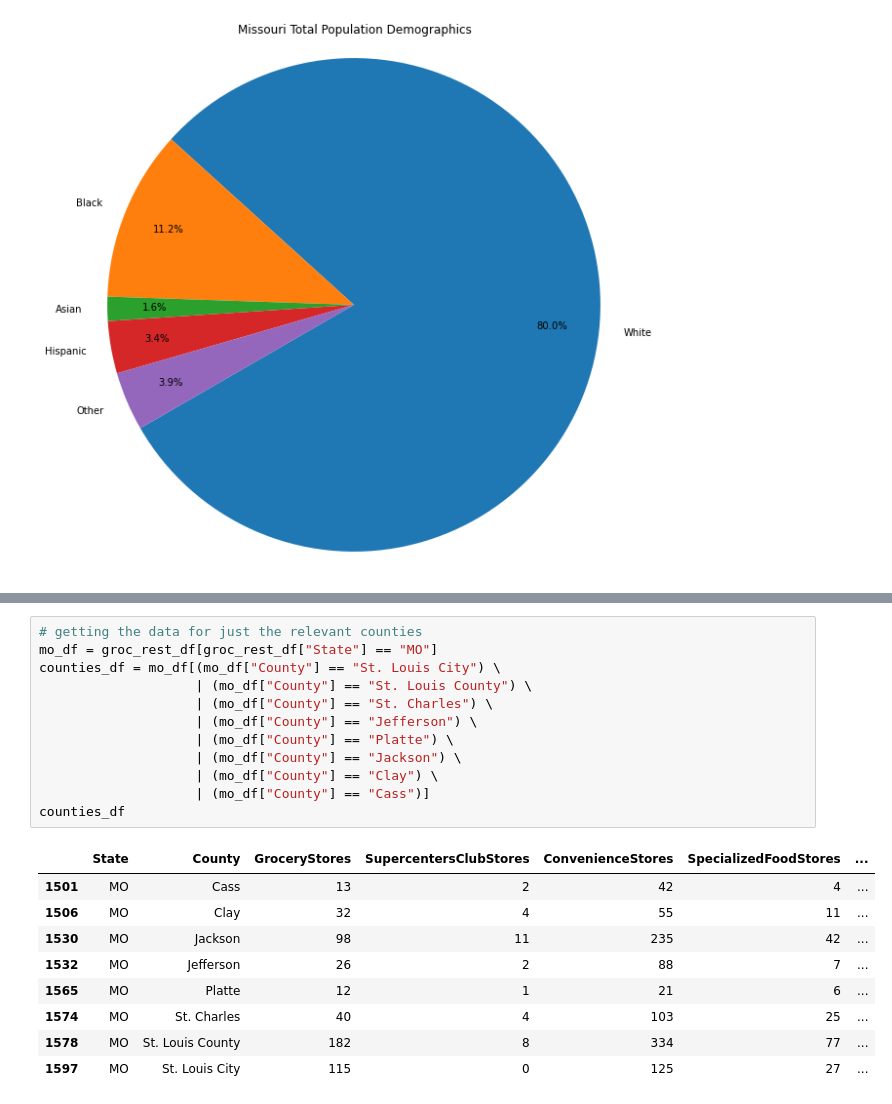
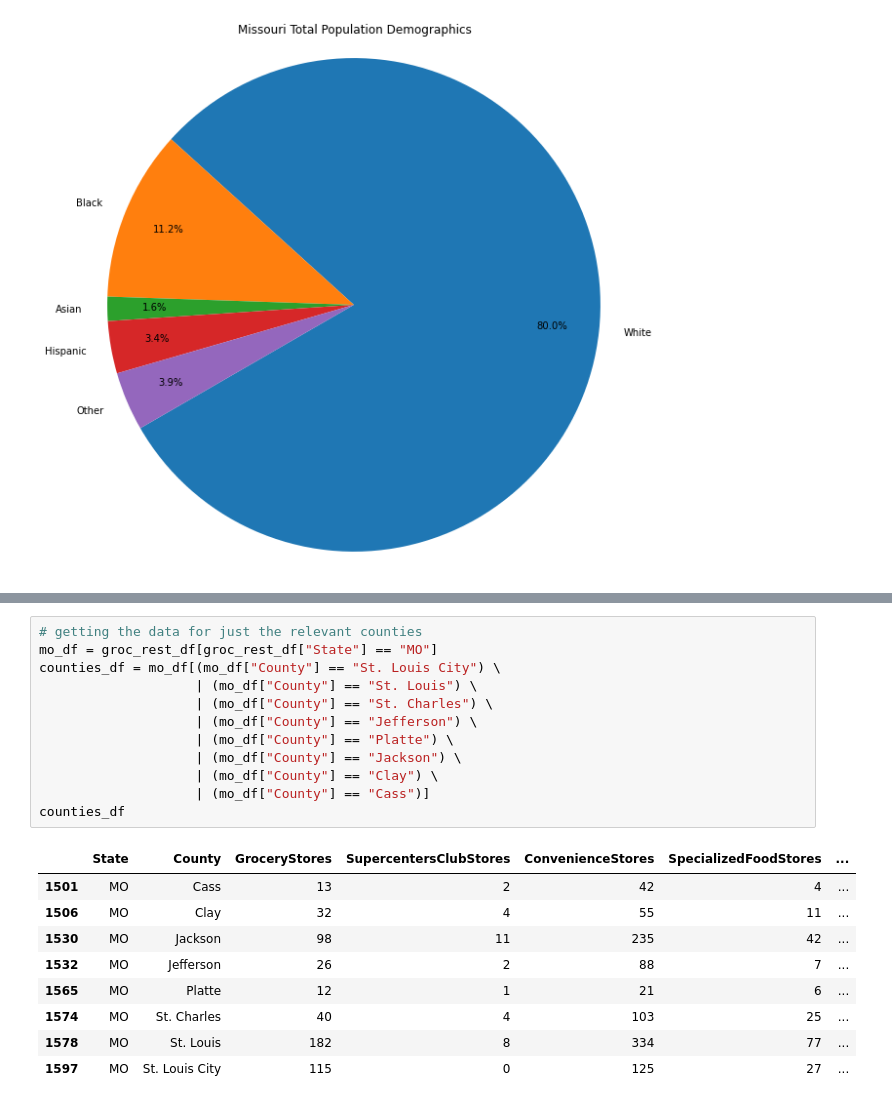
Before and after one commit to marybellavia/project-one, a Jupyter notebook: DataAnalysis.ipynb, the cells around one changed output, grey strips where cells are left out. Drawn from its saved outputs; the diff is of its cells as text.

```diff
--- a/DataAnalysis.ipynb
+++ b/DataAnalysis.ipynb
@@ -369,24 +381,24 @@ plt.show()
 # %%
 # getting the data for just the relevant counties
 mo_df = groc_rest_df[groc_rest_df["State"] == "MO"]
 counties_df = mo_df[(mo_df["County"] == "St. Louis City") \
-                    | (mo_df["County"] == "St. Louis County") \
+                    | (mo_df["County"] == "St. Louis") \
                     | (mo_df["County"] == "St. Charles") \
                     | (mo_df["County"] == "Jefferson") \
                     | (mo_df["County"] == "Platte") \
                     | (mo_df["County"] == "Jackson") \
                     | (mo_df["County"] == "Clay") \
                     | (mo_df["County"] == "Cass")]
 counties_df
 # %% [output]
 |  | State | County | GroceryStores | SupercentersClubStores | ConvenienceStores | SpecializedFoodStores | ... |
 | 1501 | MO | Cass | 13 | 2 | 42 | 4 | ... |
 | 1506 | MO | Clay | 32 | 4 | 55 | 11 | ... |
 | 1530 | MO | Jackson | 98 | 11 | 235 | 42 | ... |
 | 1532 | MO | Jefferson | 26 | 2 | 88 | 7 | ... |
 | 1565 | MO | Platte | 12 | 1 | 21 | 6 | ... |
 | 1574 | MO | St. Charles | 40 | 4 | 103 | 25 | ... |
-| 1578 | MO | St. Louis County | 182 | 8 | 334 | 77 | ... |
+| 1578 | MO | St. Louis | 182 | 8 | 334 | 77 | ... |
 | 1597 | MO | St. Louis City | 115 | 0 | 125 | 27 | ... |
 # %%
 # creating a new column summing the values for the different types of grocery stores
```
Also changed, not shown: parts of 7 cells of this notebook, 7 other files.
